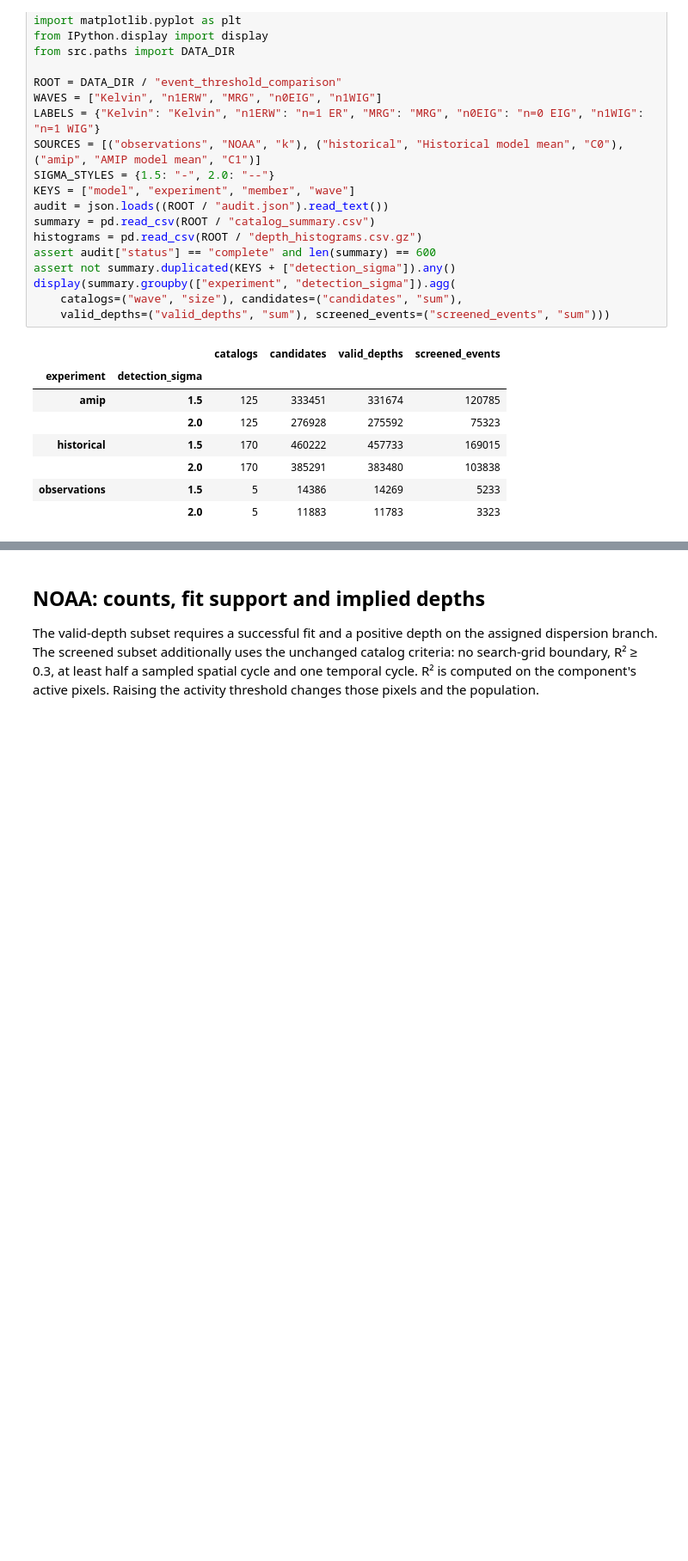
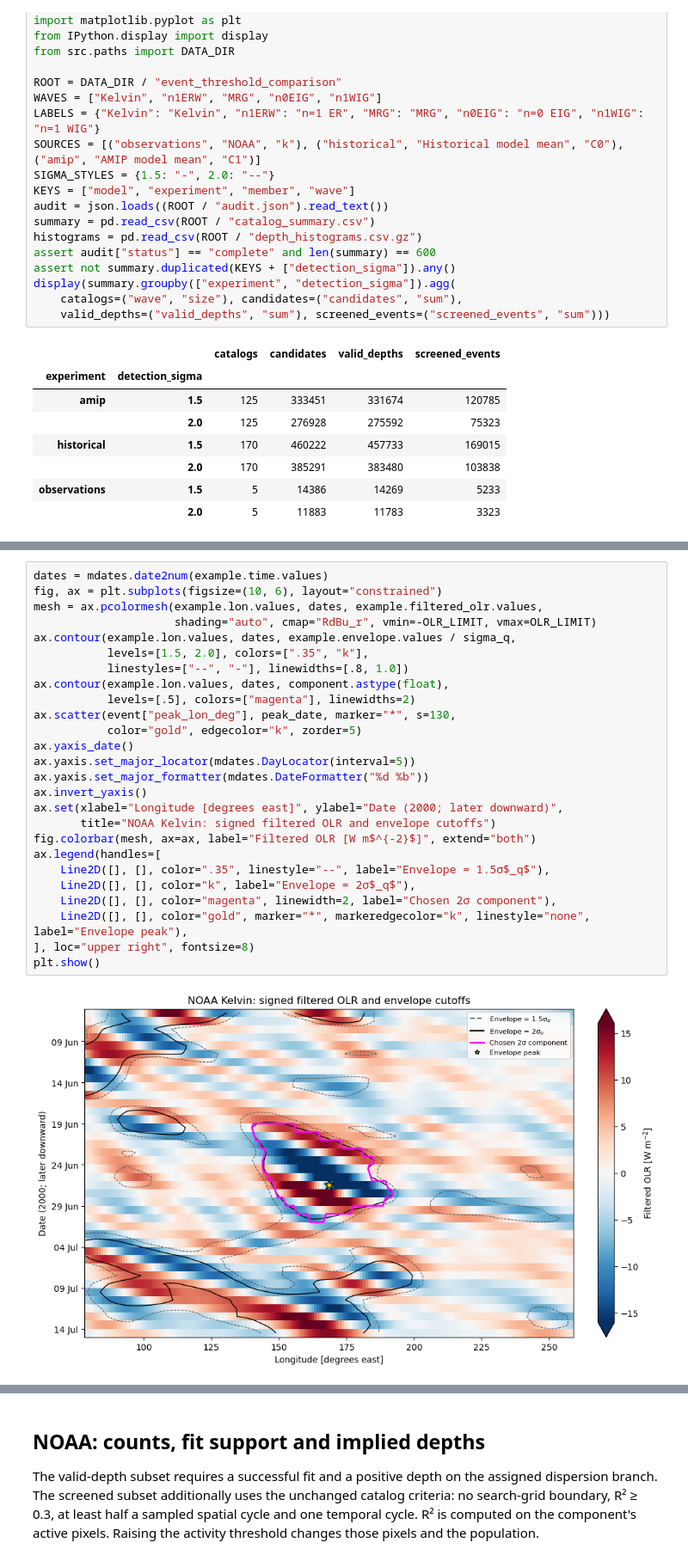
Before and after one commit to pedroanguloumana/cmip6_equiv_depth_distributions, a Jupyter notebook: notebooks/codex_event_threshold_comparison.ipynb, the cells around one changed output, grey strips where cells are left out. Shown at 86% size. Drawn from its saved outputs; the diff is of its cells as text; blank space fills up the shorter version.

Commit message:
Illustrate two-sigma event detection with NOAA Hovmollers

```diff
--- a/notebooks/codex_event_threshold_comparison.ipynb
+++ b/notebooks/codex_event_threshold_comparison.ipynb
@@ -51,0 +116,28 @@ display(summary.groupby(["experiment", "detection_sigma"]).agg(
+# %%
+dates = mdates.date2num(example.time.values)
+fig, ax = plt.subplots(figsize=(10, 6), layout="constrained")
+mesh = ax.pcolormesh(example.lon.values, dates, example.filtered_olr.values,
+                     shading="auto", cmap="RdBu_r", vmin=-OLR_LIMIT, vmax=OLR_LIMIT)
+ax.contour(example.lon.values, dates, example.envelope.values / sigma_q,
+           levels=[1.5, 2.0], colors=[".35", "k"],
+           linestyles=["--", "-"], linewidths=[.8, 1.0])
+ax.contour(example.lon.values, dates, component.astype(float),
+           levels=[.5], colors=["magenta"], linewidths=2)
+ax.scatter(event["peak_lon_deg"], peak_date, marker="*", s=130,
+           color="gold", edgecolor="k", zorder=5)
+ax.yaxis_date()
+ax.yaxis.set_major_locator(mdates.DayLocator(interval=5))
+ax.yaxis.set_major_formatter(mdates.DateFormatter("%d %b"))
+ax.invert_yaxis()
+ax.set(xlabel="Longitude [degrees east]", ylabel="Date (2000; later downward)",
+       title="NOAA Kelvin: signed filtered OLR and envelope cutoffs")
+fig.colorbar(mesh, ax=ax, label="Filtered OLR [W m$^{-2}$]", extend="both")
+ax.legend(handles=[
+    Line2D([], [], color=".35", linestyle="--", label="Envelope = 1.5σ$_q$"),
+    Line2D([], [], color="k", label="Envelope = 2σ$_q$"),
+    Line2D([], [], color="magenta", linewidth=2, label="Chosen 2σ component"),
+    Line2D([], [], color="gold", marker="*", markeredgecolor="k", linestyle="none", label="Envelope peak"),
+], loc="upper right", fontsize=8)
+plt.show()
+# %% [output]
+[figure, added]
```
Also changed, not shown: parts of 4 cells of this notebook, 3 other files.
